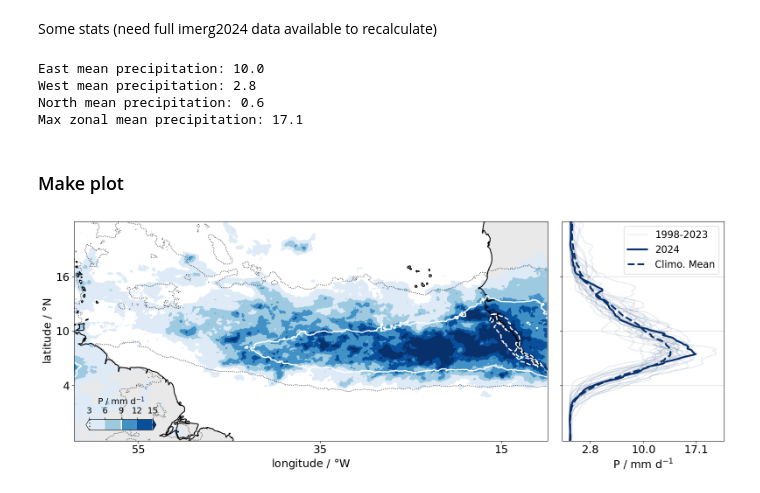
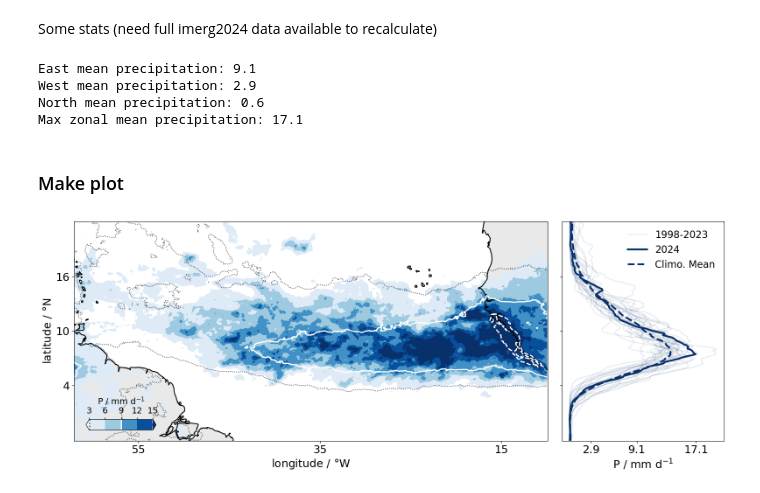
Before and after one commit to allison-wing/PICCOLO, a Jupyter notebook: orcestra_overview_paper/pub_plot_spatial_precip_wclimo.ipynb, the cells around one changed output. Drawn from its saved outputs; the diff is of its cells as text; code cells hidden in the pictures.

```diff
--- a/orcestra_overview_paper/pub_plot_spatial_precip_wclimo.ipynb
+++ b/orcestra_overview_paper/pub_plot_spatial_precip_wclimo.ipynb
@@ -43,23 +43,27 @@ lon2 = -20
 # %% [markdown]
 Spatial/temporal subsets
 # %%
-East = np.array([[-34.0, 13.5], [-20.0, 13.5], [-20.0, 3.5], [-34.0, 3.5]])
-West = np.array([[-59.0, 16], [-45.0, 16], [-45.0, 6], [-59.0, 6]])
-North = np.array([[-25.0, 13.5], [-20.0, 13.5], [-20.0, 18.5], [-25.0, 18.5]])
+#East = np.array([[-34.0, 13.5], [-20.0, 13.5], [-20.0, 3.5], [-34.0, 3.5]])
+#West = np.array([[-59.0, 16], [-45.0, 16], [-45.0, 6], [-59.0, 6]])
+#North = np.array([[-25.0, 13.5], [-20.0, 13.5], [-20.0, 18.5], [-25.0, 18.5]])
 
-East_latmin = 3.5
+East = np.array([[-34.5, 2.5], [-20, 2.5], [-20, 13.5], [-34.5, 13.5]])
+North = np.array([[-26, 13.5], [-20, 13.5], [-20, 19], [-26, 19]])
+West = np.array([[-59, 6], [-44.5, 6], [-44.5, 17], [-59, 17]])
+
+East_latmin = 2.5
 East_latmax = 13.5
-East_lonmin = -34.0
+East_lonmin = -34.5
 East_lonmax = -20.0
 
 West_latmin = 6.0
-West_latmax = 16.0
+West_latmax = 17.0
 West_lonmin = -59.0
-West_lonmax = -45.0
+West_lonmax = -44.5
 
 North_latmin = 13.5
-North_latmax = 18.5
-North_lonmin = -25.0
+North_latmax = 19.0
+North_lonmin = -26.0
 North_lonmax = -20.0
 
 East_date1 = '08-10T00:00:00'
@@ -150,9 +169,9 @@ Northmean = np.round(imerg2024mean_North.precipitation.values*24, 1)
 maxprecip = np.round(zonalmean_precip_2024.values.max()*24, 1)
 
 #Stored values if they were previously calculated
-Eastmean = 10.0
-Westmean = 2.8
-Northmean = 0.6
+#Eastmean = 9.1
+#Westmean = 2.9
+#Northmean = 0.6
 
 #print the means
 print('East mean precipitation:', Eastmean)
@@ -160,8 +179,8 @@ print('West mean precipitation:', Westmean)
 print('North mean precipitation:', Northmean)
 print('Max zonal mean precipitation:', maxprecip)
 # %% [output]
-East mean precipitation: 10.0
-West mean precipitation: 2.8
+East mean precipitation: 9.1
+West mean precipitation: 2.9
 North mean precipitation: 0.6
 Max zonal mean precipitation: 17.1
 # %% [markdown]
@@ -239,33 +258,33 @@ ax1.set_ylim(latMin, latMax)
 ################
 # Plot zonal mean precip
 ################
 ax2 = fig.add_subplot(gs[1])
 
 for i in range(len(years_imerg)):
     if i == 0:
         ax2.plot(imerg_zonalmean_precip.precipitation[i].values*24,imerg_zonalmean_precip.lat,label=str(years_imerg[0]) + '-' + str(years_imerg[-1]),color=bluescolors[4,:],alpha=0.1,linestyle='-')
     else:
         ax2.plot(imerg_zonalmean_precip.precipitation[i].values*24,imerg_zonalmean_precip.lat,color=bluescolors[4,:],alpha=0.1,linestyle='-')
 
 ax2.plot(zonalmean_precip_2024.values*24,zonalmean_precip_2024.lat,label='2024',color=bluescolors[4,:],linewidth=3)
 ax2.plot(zonalmean_precip_climo.values*24,zonalmean_precip_climo.lat,label='Climo. Mean',color=bluescolors[4,:],linestyle='--',linewidth=3)
 
 #ax2.set_xticks(np.linspace(3,15,n_lev))
 ax2.set_xticks([Westmean, Eastmean, maxprecip])
 plt.setp(ax2.get_xticklabels(), fontsize=18)
 #plt.setp(ax2.get_yticklabels(), fontsize=18)
 ax2.set_yticks([4,10,16])
 ax2.set_yticklabels([])
-ax2.grid(True,which='major',axis='y',alpha=0.5)
-ax2.legend(fontsize=16)
+#ax2.grid(True,which='major',axis='y',alpha=0.5)
+ax2.legend(fontsize=16, frameon=False)
 ax2.set_ylim([latMin,latMax])
 #ax2.set_ylabel('Latitude',size=18)
 ax2.set_xlabel(r'P / mm d$^{-1}$',size=18)
 #ax2.set_title(str(-1*lon1) + r"$\degree$W - " + str(-1*lon2) + r"$\degree$W Zonal Mean",size=18)
 
 plt.tight_layout()  # Adjust subplots to fit into figure area.
 
 # Save figure
 plt.savefig('Fig_precip_zonalmean_2024_wclimo_IMERG.pdf')
 # %% [output]
-[figure, old version]
+[figure, new version]
```
Also changed, not shown: parts of 1 cell of this notebook, 3 other files.
